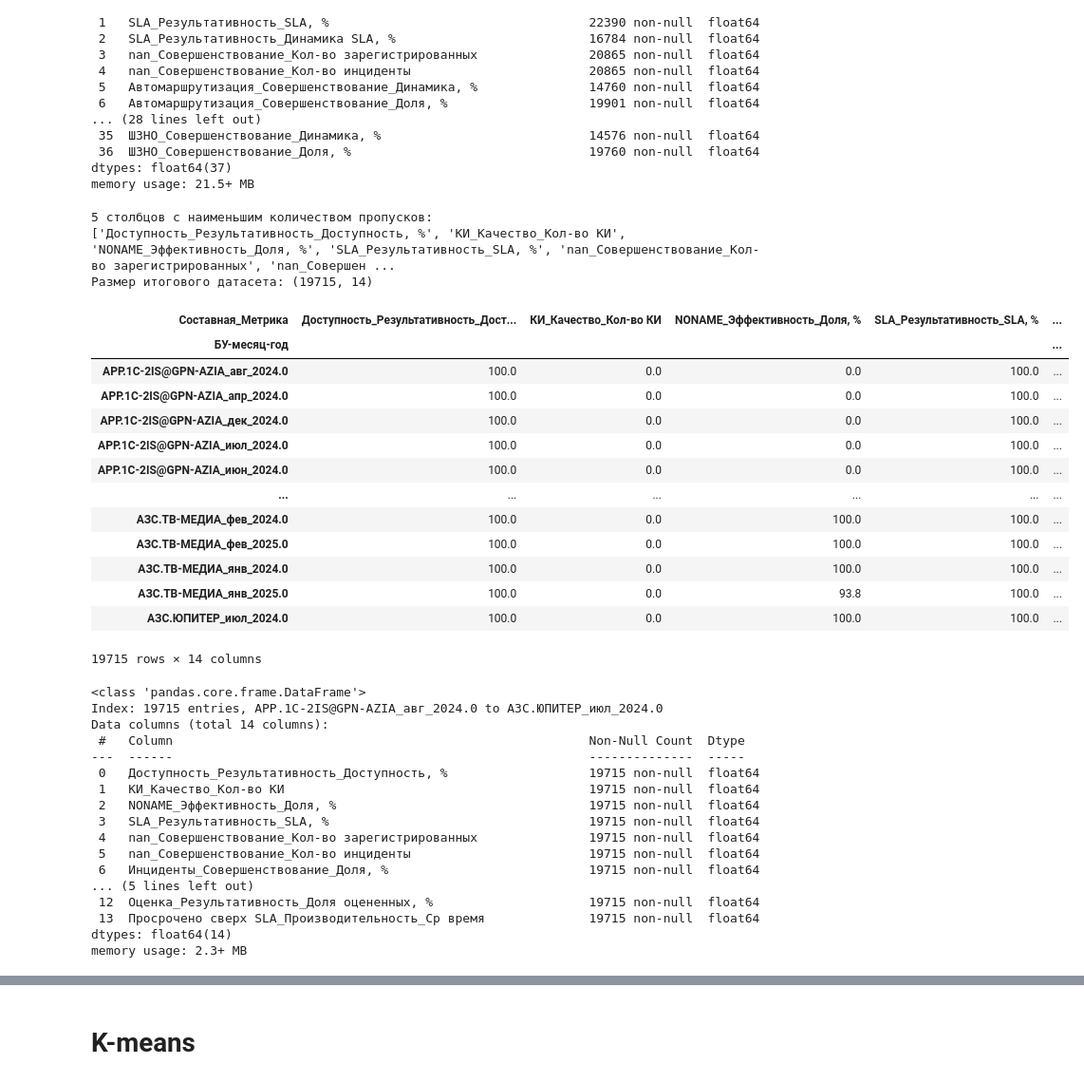
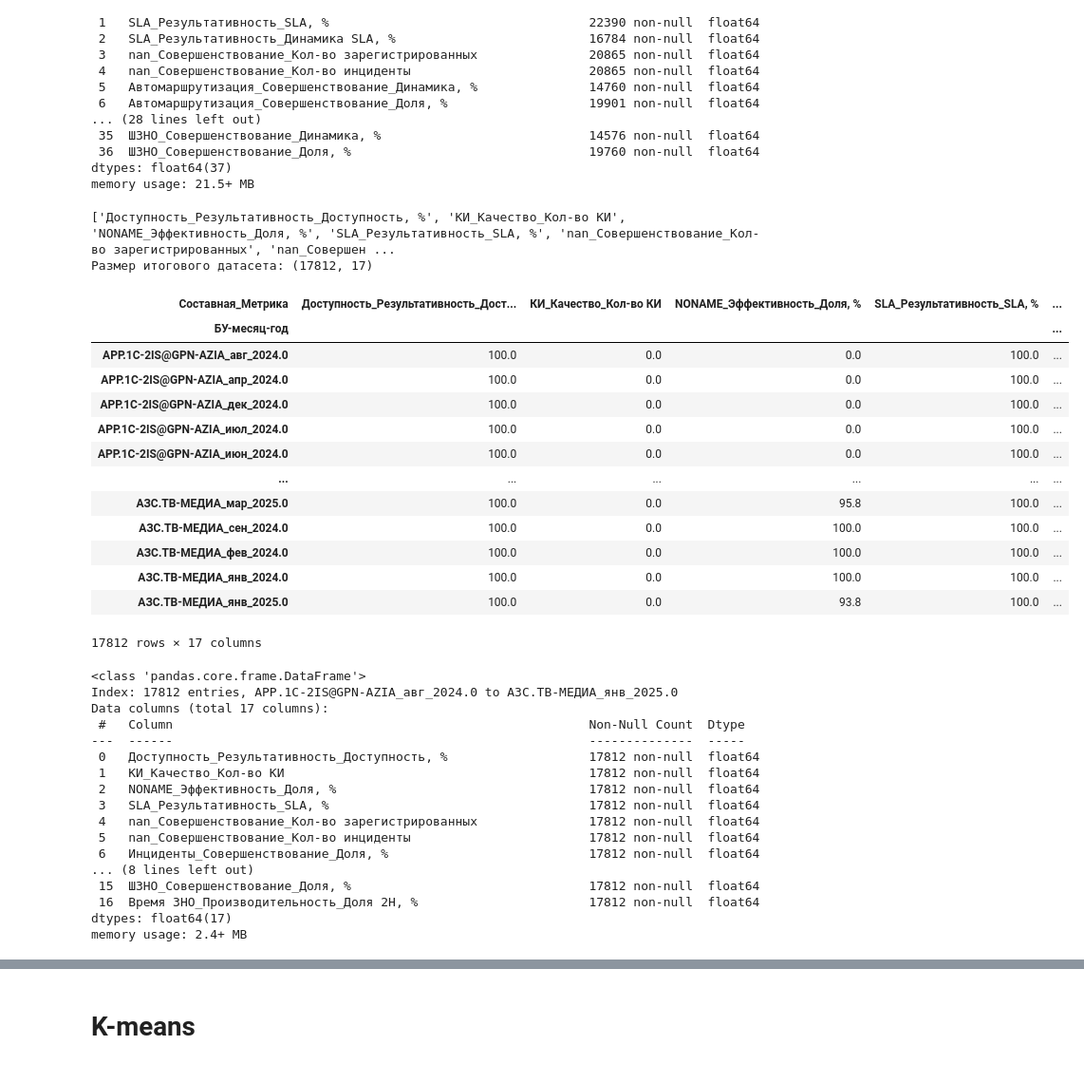
Before and after one commit to MatrosovaRaisa5/work, a Jupyter notebook: work.ipynb, the cells around one changed output, grey strips where cells are left out. Shown at 95% size. Drawn from its saved outputs; the diff is of its cells as text; code cells hidden in the pictures.

```diff
--- a/work.ipynb
+++ b/work.ipynb
@@ -109,55 +109,53 @@ memory usage: 21.5+ MB
 # %%
 # Определяем столбцы с наименьшим количеством пропусков
 missing_counts = processed_df.isna().sum()
-top_columns = missing_counts.nsmallest(14).index.tolist()
+top_columns = missing_counts.nsmallest(17).index.tolist()
 
-print("5 столбцов с наименьшим количеством пропусков:")
 print(top_columns)
 
 # Фильтруем строки, где в этих столбцах нет пропусков
 filtered_df = processed_df.dropna(subset=top_columns)
 
-# Создаем новый DataFrame с этими строками и только этими столбцами
+# Создаем новый датсает
 final_df = filtered_df[top_columns].copy()
 
 print(f"Размер итогового датасета: {final_df.shape}")
 processed_df= final_df
 processed_df
 # %% [output]
-5 столбцов с наименьшим количеством пропусков:
 ['Доступность_Результативность_Доступность, %', 'КИ_Качество_Кол-во КИ', 'NONAME_Эффективность_Доля, %', 'SLA_Результативность_SLA, %', 'nan_Совершенствование_Кол-во зарегистрированных', 'nan_Совершен ...
-Размер итогового датасета: (19715, 14)
+Размер итогового датасета: (17812, 17)
 | Составная_Метрика | Доступность_Результативность_Дост... | КИ_Качество_Кол-во КИ | NONAME_Эффективность_Доля, % | SLA_Результативность_SLA, % | ... |
 | БУ-месяц-год |  |  |  |  | ... |
 | APP.1C-2IS@GPN-AZIA_авг_2024.0 | 100.0 | 0.0 | 0.0 | 100.0 | ... |
 | APP.1C-2IS@GPN-AZIA_апр_2024.0 | 100.0 | 0.0 | 0.0 | 100.0 | ... |
 | APP.1C-2IS@GPN-AZIA_дек_2024.0 | 100.0 | 0.0 | 0.0 | 100.0 | ... |
 | APP.1C-2IS@GPN-AZIA_июл_2024.0 | 100.0 | 0.0 | 0.0 | 100.0 | ... |
 | APP.1C-2IS@GPN-AZIA_июн_2024.0 | 100.0 | 0.0 | 0.0 | 100.0 | ... |
 | ... | ... | ... | ... | ... | ... |
+| АЗС.ТВ-МЕДИА_мар_2025.0 | 100.0 | 0.0 | 95.8 | 100.0 | ... |
+| АЗС.ТВ-МЕДИА_сен_2024.0 | 100.0 | 0.0 | 100.0 | 100.0 | ... |
 | АЗС.ТВ-МЕДИА_фев_2024.0 | 100.0 | 0.0 | 100.0 | 100.0 | ... |
-| АЗС.ТВ-МЕДИА_фев_2025.0 | 100.0 | 0.0 | 100.0 | 100.0 | ... |
 | АЗС.ТВ-МЕДИА_янв_2024.0 | 100.0 | 0.0 | 100.0 | 100.0 | ... |
 | АЗС.ТВ-МЕДИА_янв_2025.0 | 100.0 | 0.0 | 93.8 | 100.0 | ... |
-| АЗС.ЮПИТЕР_июл_2024.0 | 100.0 | 0.0 | 100.0 | 100.0 | ... |
-19715 rows × 14 columns
+17812 rows × 17 columns
 # %%
 processed_df.info()
 # %% [output]
 <class 'pandas.core.frame.DataFrame'>
-Index: 19715 entries, APP.1C-2IS@GPN-AZIA_авг_2024.0 to АЗС.ЮПИТЕР_июл_2024.0
-Data columns (total 14 columns):
+Index: 17812 entries, APP.1C-2IS@GPN-AZIA_авг_2024.0 to АЗС.ТВ-МЕДИА_янв_2025.0
+Data columns (total 17 columns):
  #   Column                                                        Non-Null Count  Dtype
 ---  ------                                                        --------------  -----
- 0   Доступность_Результативность_Доступность, %                   19715 non-null  float64
- 1   КИ_Качество_Кол-во КИ                                         19715 non-null  float64
- 2   NONAME_Эффективность_Доля, %                                  19715 non-null  float64
- 3   SLA_Результативность_SLA, %                                   19715 non-null  float64
- 4   nan_Совершенствование_Кол-во зарегистрированных               19715 non-null  float64
- 5   nan_Совершенствование_Кол-во инциденты                        19715 non-null  float64
- 6   Инциденты_Совершенствование_Доля, %                           19715 non-null  float64
-... (5 lines left out)
- 12  Оценка_Результативность_Доля оцененных, %                     19715 non-null  float64
- 13  Просрочено сверх SLA_Производительность_Ср время              19715 non-null  float64
-dtypes: float64(14)
-memory usage: 2.3+ MB
+ 0   Доступность_Результативность_Доступность, %                   17812 non-null  float64
+ 1   КИ_Качество_Кол-во КИ                                         17812 non-null  float64
+ 2   NONAME_Эффективность_Доля, %                                  17812 non-null  float64
+ 3   SLA_Результативность_SLA, %                                   17812 non-null  float64
+ 4   nan_Совершенствование_Кол-во зарегистрированных               17812 non-null  float64
+ 5   nan_Совершенствование_Кол-во инциденты                        17812 non-null  float64
+ 6   Инциденты_Совершенствование_Доля, %                           17812 non-null  float64
+... (8 lines left out)
+ 15  ШЗНО_Совершенствование_Доля, %                                17812 non-null  float64
+ 16  Время ЗНО_Производительность_Доля 2H, %                       17812 non-null  float64
+dtypes: float64(17)
+memory usage: 2.4+ MB
```
Also changed, not shown: parts of 9 cells of this notebook.
